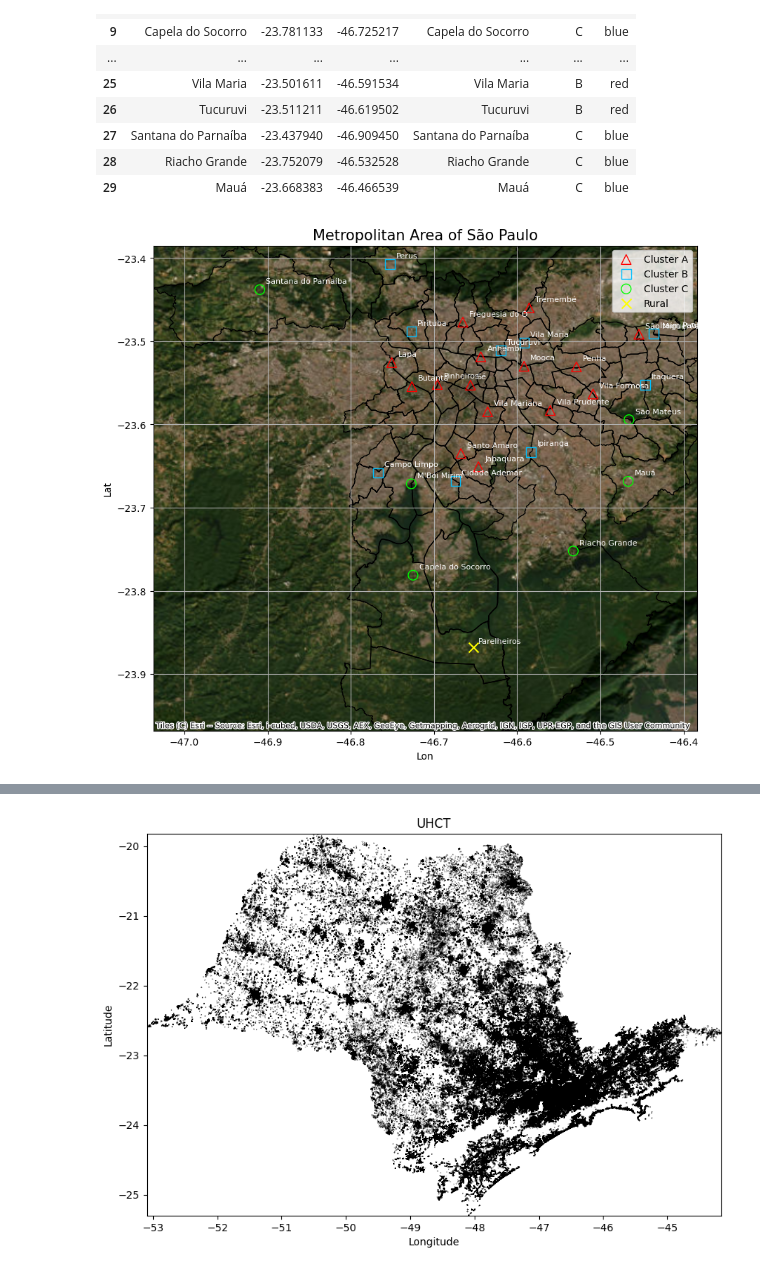
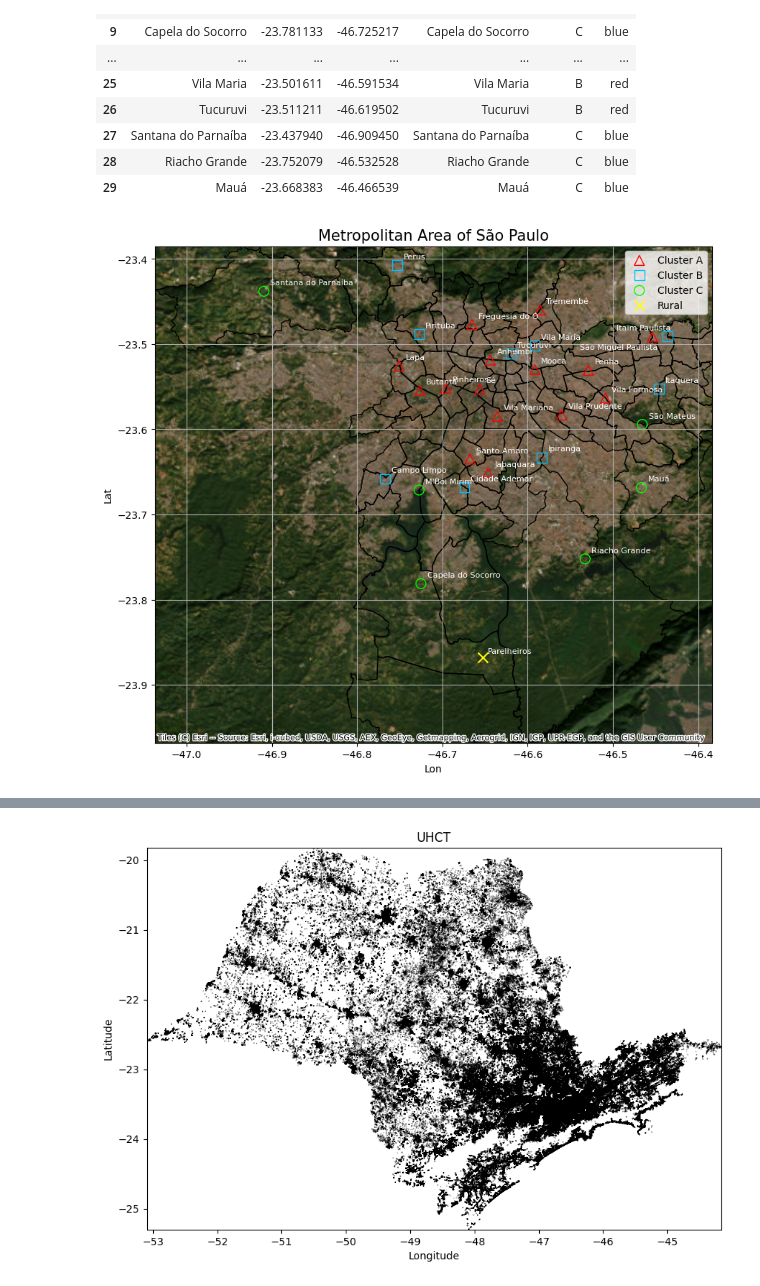
Before and after one commit to plbalmeida/ml-uhi, a Jupyter notebook: notebooks/2.0-eda.ipynb, the cells around one changed output, grey strips where cells are left out. Saved outputs shown, nothing was run; the diff lists cells and outputs as text; code cells hidden in the pictures.

```diff
--- a/notebooks/2.0-eda.ipynb
+++ b/notebooks/2.0-eda.ipynb
@@ -32,6 +32,10 @@ s3_resource = boto3.resource(
     )
 # %%
 # getting preprocessed data
+stations = []
+ts_min = []
+ts_max = []
+
 df_full = []
 prefix_objs = s3_resource.Bucket("cge").objects.filter(Prefix="processed")
 keys = [obj.key for obj in prefix_objs]
@@ -60,4 +64,9 @@ for key in keys[1:]:
             "pressure_lag_1H"
         ]].groupby("station_name", as_index=False).mean()
 
+    stations.append(df.station_name.unique()[0])
+    df['timestamp'] = pd.to_datetime(df['timestamp'])
+    ts_min.append(df['timestamp'].min())
+    ts_max.append(df['timestamp'].max())
+
     df_full.append(df_grouped)
@@ -498,38 +539,55 @@ ax.scatter(
     color='yellow'
 )
 
 # Ajuste os limites do gráfico para mostrar apenas a RMSP
 ax.set_xlim(sp_masp_cities.bounds.minx.min(), sp_masp_cities.bounds.maxx.max())
 ax.set_ylim(sp_masp_cities.bounds.miny.min(), sp_masp_cities.bounds.maxy.max())
 
 # Adicione títulos e rótulos
 ax.set_title('Metropolitan Area of São Paulo', fontdict={'fontsize': 15})
 ax.set_xlabel('Lon')
 ax.set_ylabel('Lat')
 
 # Adicione a legenda
 ax.legend()
 ax.grid()
 
 for idx, row in localization_stations.set_index('station').iterrows():
-    plt.text(
-        row['lon']+0.0075,
-        row['lat']+0.0075,
-        idx,
-        size=8,
-        color='white'
-    )
+    if idx not in ['Itaim Paulista', 'São Miguel Paulista']:
+        plt.text(
+            row['lon']+0.0075,
+            row['lat']+0.0075,
+            idx,
+            size=8,
+            color='white'
+        )
+    elif idx == 'Itaim Paulista':
+        plt.text(
+            row['lon']-0.06,
+            row['lat']+0.0075,
+            idx,
+            size=8,
+            color='white'
+        )
+    elif idx == 'São Miguel Paulista':
+        plt.text(
+            row['lon']-0.085,
+            row['lat']-0.015,
+            idx,
+            size=8,
+            color='white'
+        )
 
 plt.text(
     -46.652222+0.005,
     -23.867778+0.005,
     'Parelheiros',
     size=8,
     color='white'
 )
 
 # Exiba o gráfico
 plt.savefig(f'../figures/masp_clusters.png', dpi=300, bbox_inches="tight")
 plt.show()
 # %% [output]
-[figure, old version]
+[figure, new version]
```
Also changed, not shown: parts of 8 cells of this notebook.
